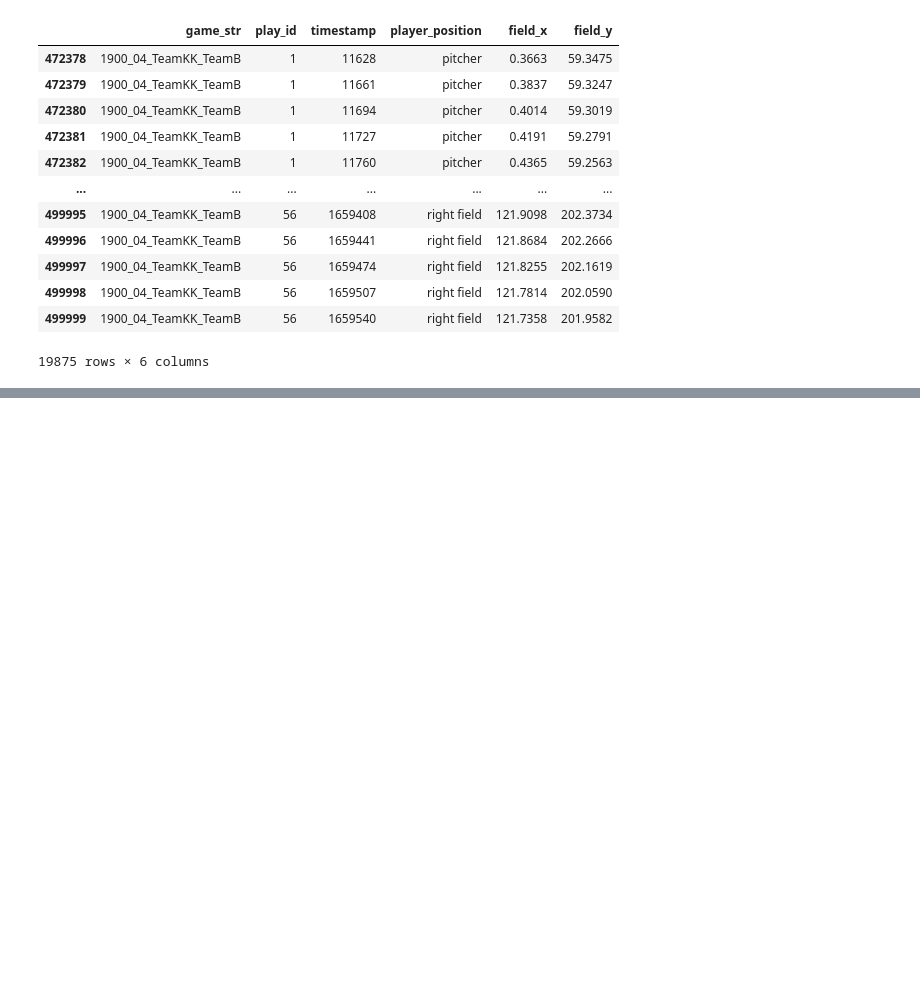
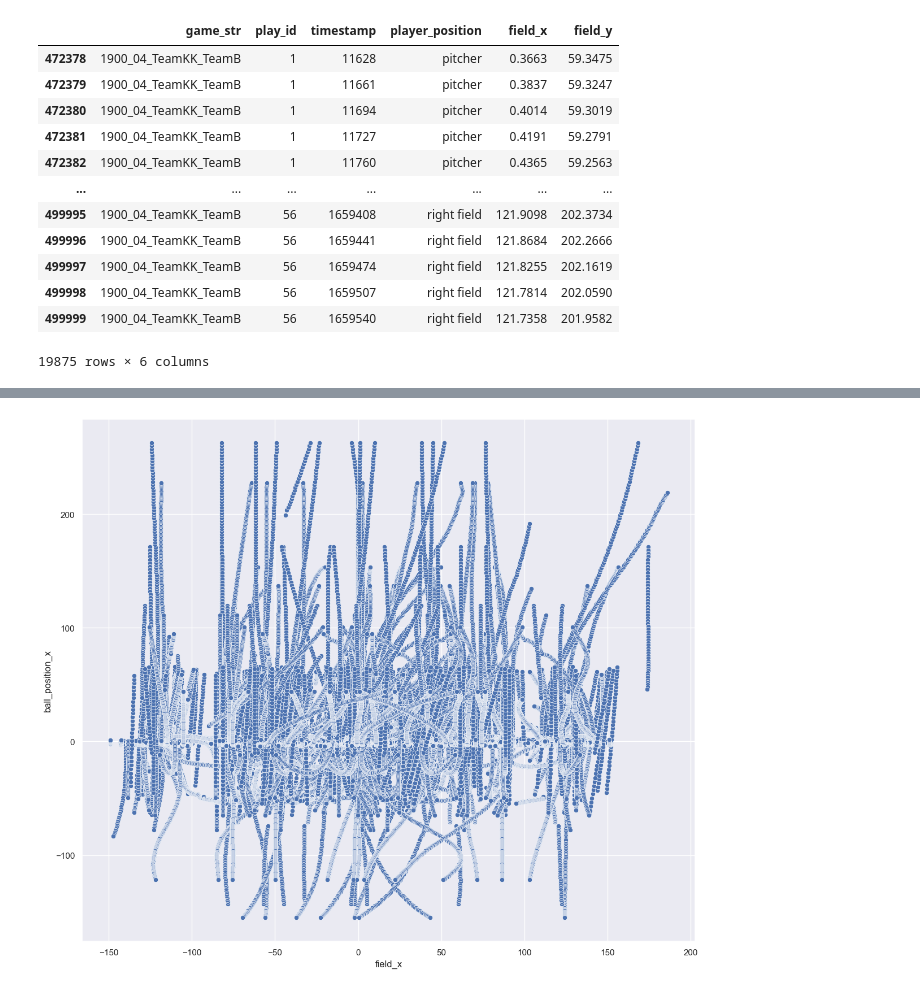
Before and after one commit to oliverc1623/baseball, a Jupyter notebook: smt/eda.ipynb, the cells around one changed output, grey strips where cells are left out. Cells and saved outputs as stored; diff of their text form; code cells hidden in the pictures; blank space fills up the shorter version.

```diff
--- a/smt/eda.ipynb
+++ b/smt/eda.ipynb
@@ -106,0 +151,4 @@ fielder_pos[fielder_pos['game_str']=='1900_04_TeamKK_TeamB']
+# %%
+ball_pos = pd.read_csv("D:\\new_downloads\SMT-Data-Challenge\SMT-Data-Challenge\\ball_pos.csv")
+ball_pos_game1 = ball_pos[ball_pos["game_str"]=="1900_01_TeamKJ_TeamB"]
+ball_pos_game1
@@ -106,0 +171,3 @@ fielder_pos[fielder_pos['game_str']=='1900_04_TeamKK_TeamB']
+# %%
+merged = pd.merge(game1, ball_pos_game1, how="left", on=["play_id", "game_str", "timestamp"])
+merged.head(50)
@@ -106,0 +192,4 @@ fielder_pos[fielder_pos['game_str']=='1900_04_TeamKK_TeamB']
+# %%
+ax = sns.scatterplot(data=merged, x="field_x", y="ball_position_x")
+# %% [output]
+[figure, added]
```
Also changed, not shown: parts of 11 cells of this notebook, 4 other files.
